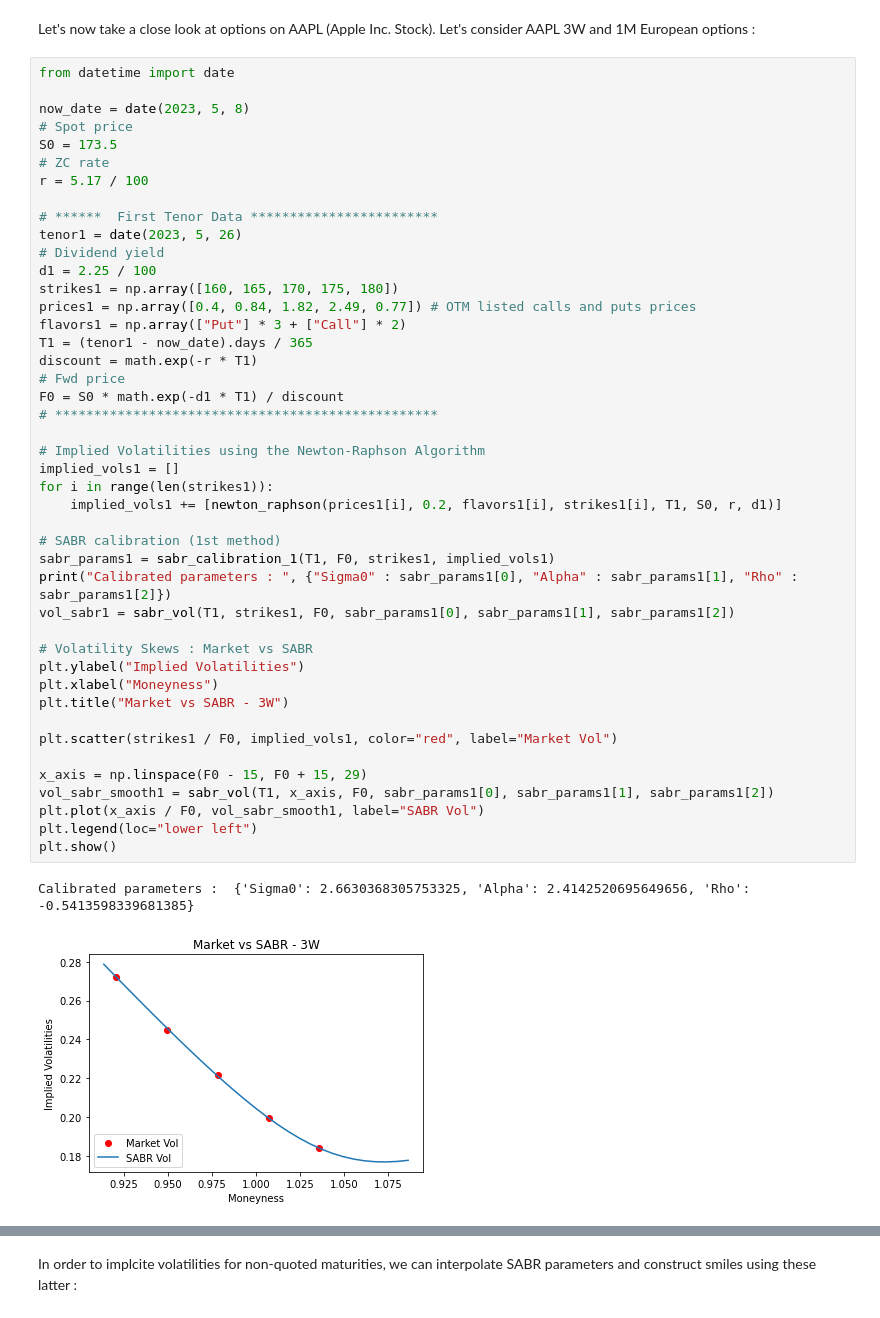
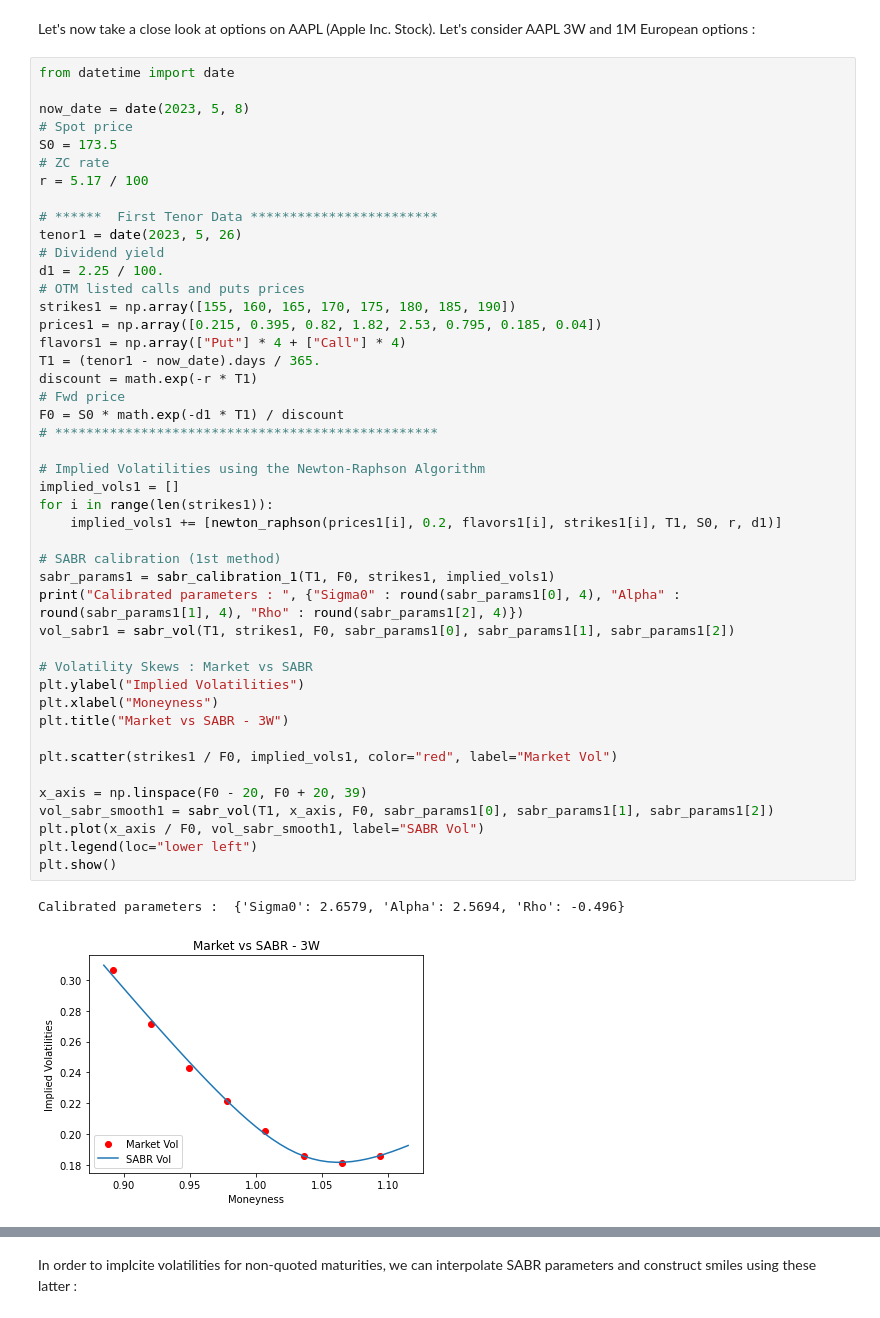
Before and after one commit to Idriss-Afra/SABR-Implied-Volatility, a Jupyter notebook: SABR Implied Volatility.ipynb, the cells around one changed output, grey strips where cells are left out. Saved outputs shown, nothing was run; the diff lists cells and outputs as text.

Commit message:
SABR Implied Volatility

```diff
--- a/SABR Implied Volatility.ipynb
+++ b/SABR Implied Volatility.ipynb
@@ -356,42 +358,43 @@ r = 5.17 / 100
 
 # ******  First Tenor Data ************************
 tenor1 = date(2023, 5, 26)
 # Dividend yield
-d1 = 2.25 / 100
-strikes1 = np.array([160, 165, 170, 175, 180])
-prices1 = np.array([0.4, 0.84, 1.82, 2.49, 0.77]) # OTM listed calls and puts prices
-flavors1 = np.array(["Put"] * 3 + ["Call"] * 2)
-T1 = (tenor1 - now_date).days / 365
+d1 = 2.25 / 100.
+# OTM listed calls and puts prices
+strikes1 = np.array([155, 160, 165, 170, 175, 180, 185, 190])
+prices1 = np.array([0.215, 0.395, 0.82, 1.82, 2.53, 0.795, 0.185, 0.04])
+flavors1 = np.array(["Put"] * 4 + ["Call"] * 4)
+T1 = (tenor1 - now_date).days / 365.
 discount = math.exp(-r * T1)
 # Fwd price
 F0 = S0 * math.exp(-d1 * T1) / discount
 # *************************************************
 
 # Implied Volatilities using the Newton-Raphson Algorithm
 implied_vols1 = []
 for i in range(len(strikes1)):
     implied_vols1 += [newton_raphson(prices1[i], 0.2, flavors1[i], strikes1[i], T1, S0, r, d1)]
 
 # SABR calibration (1st method)
 sabr_params1 = sabr_calibration_1(T1, F0, strikes1, implied_vols1)
-print("Calibrated parameters : ", {"Sigma0" : sabr_params1[0], "Alpha" : sabr_params1[1], "Rho" : sabr_params1[2]})
+print("Calibrated parameters : ", {"Sigma0" : round(sabr_params1[0], 4), "Alpha" : round(sabr_params1[1], 4), "Rho" : round(sabr_params1[2], 4)})
 vol_sabr1 = sabr_vol(T1, strikes1, F0, sabr_params1[0], sabr_params1[1], sabr_params1[2])
 
 # Volatility Skews : Market vs SABR
 plt.ylabel("Implied Volatilities")
 plt.xlabel("Moneyness")
 plt.title("Market vs SABR - 3W")
 
 plt.scatter(strikes1 / F0, implied_vols1, color="red", label="Market Vol")
 
-x_axis = np.linspace(F0 - 15, F0 + 15, 29)
+x_axis = np.linspace(F0 - 20, F0 + 20, 39)
 vol_sabr_smooth1 = sabr_vol(T1, x_axis, F0, sabr_params1[0], sabr_params1[1], sabr_params1[2])
 plt.plot(x_axis / F0, vol_sabr_smooth1, label="SABR Vol")
 plt.legend(loc="lower left")
 plt.show()
 # %% [output]
-Calibrated parameters :  {'Sigma0': 2.6630368305753325, 'Alpha': 2.4142520695649656, 'Rho': -0.5413598339681385}
+Calibrated parameters :  {'Sigma0': 2.6579, 'Alpha': 2.5694, 'Rho': -0.496}
-[figure, old version]
+[figure, new version]
 # %%
 from datetime import date
 
```
Also changed, not shown: parts of 12 cells of this notebook.
